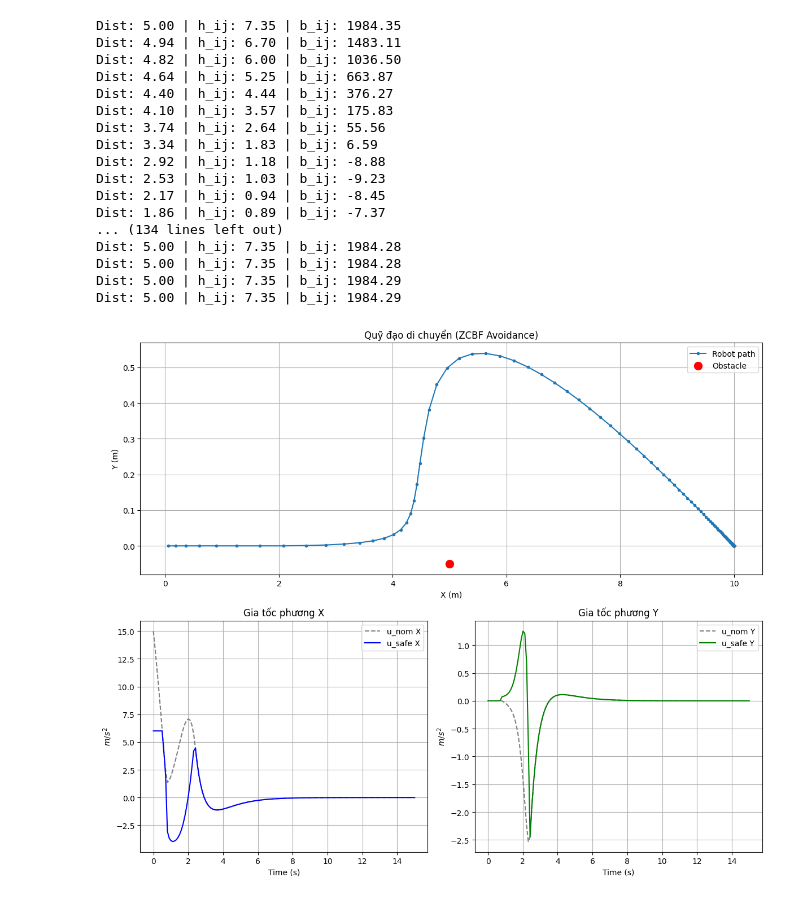
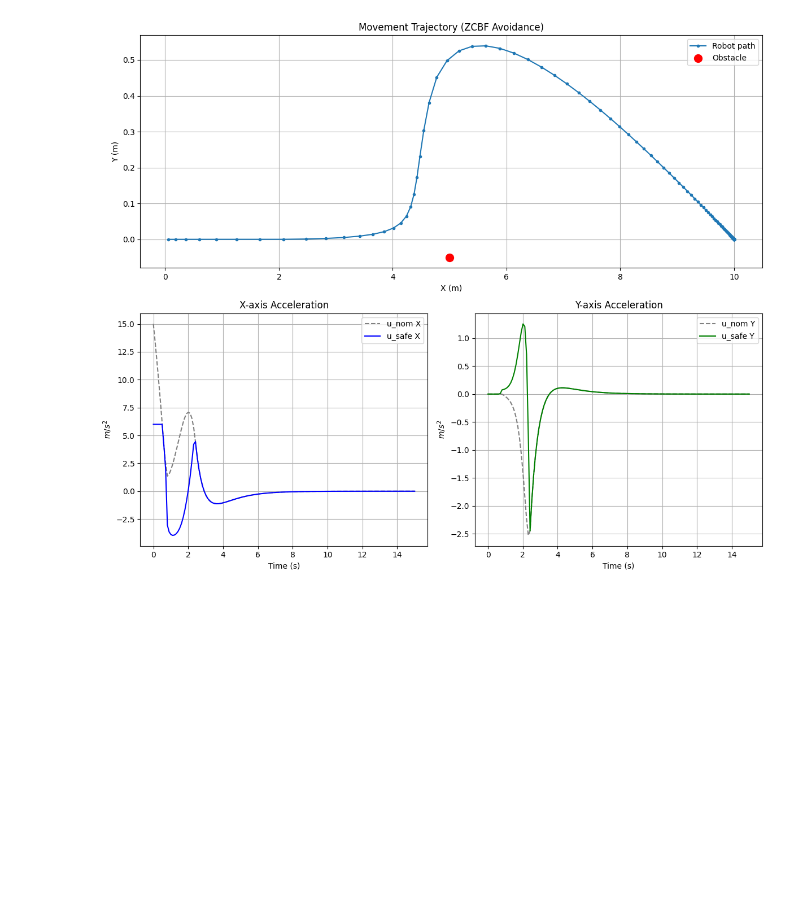
Before and after one commit to hungnguyen-125/Safety_Formation_Control_CBF, a Jupyter notebook: demo/centralized_cbf_validation.ipynb, the cells around one changed output. Cells and saved outputs as stored; diff of their text form; code cells hidden in the pictures; blank space fills up the shorter version.

```diff
--- a/demo/centralized_cbf_validation.ipynb
+++ b/demo/centralized_cbf_validation.ipynb
@@ -3,32 +3,35 @@ import numpy as np
 import matplotlib.pyplot as plt
 from safety_formation.control_law.cbf import CentralizedCBF
 # %%
-# Khởi tạo thông số
+# --- Initialize parameters ---
 dt = 0.1
-T = 15.0 # Tăng thời gian để xem robot vượt qua vật cản
+T = 15.0 # Increased time to allow the robot to bypass the obstacle
 steps = int(T / dt)
-gamma =1 # Tăng gamma một chút để phản ứng mượt hơn
+gamma = 1 # Increased gamma slightly for a smoother avoidance response
 d_min = 0.5
 
+# State: [x, y, vx, vy]
 x_agent = np.array([0.0, 0.0, 0.0, 0.0])
 x_obs = np.array([5.0, -0.05, 0, 0.0])
 x_target = np.array([10.0, 0.0, 0.0, 0.0])
 
-alpha_agent = 6.0
-alpha_obs = 0.0
+alpha_agent = 6.0 # Max acceleration for robot
+alpha_obs = 0.0   # Obstacle is static
 
 history = []
 u_hat_history = []
 u_safe_history = []
 
+# Instantiate the CBF filter
 cbf_filter = CentralizedCBF(gamma=gamma, safety_dis=d_min)
 
 for k in range(steps):
-    # 1. Tính u_nom
-    # Dùng x_agent[0:2] (vị trí hiện tại) thay vì x_init để robot luôn hướng về đích
+    # 1. Compute nominal control (u_nom)
+    # Using x_agent[0:2] (current position) so the robot always faces the goal
+    # This is a PD-like controller to track the target
     u_hat = -1.5 * (x_agent[0:2] - x_target[0:2]) - 2.5 * x_agent[2:4]
 
-    # 2. Mock Data
+    # 2. Mock Data / Wrap objects for the CBF class
     class MockAgent:
         def __init__(self, state, alpha, id):
             self.state = state.reshape(4,1); self.alpha = alpha
@@ -39,78 +42,62 @@ for k in range(steps):
     a2 = MockAgent(x_obs, alpha_obs, 2)
 
     class MockTopo:
-        adj_matrix = np.array([[0, 1], [1, 0]])
+        adj_matrix = np.array([[0, 1], [1, 0]]) # Full connectivity between agent and obstacle
 
-    # 3. Lọc qua CBF
+    # 3. Filter nominal control through CBF
     u_nom_all = np.array([u_hat, [0, 0]])
     u_safe_all = cbf_filter.compute_safe_control([a1, a2], MockTopo(), u_nom_all)
 
+    # Apply safe control for the robot (index 0), or zero if solver fails
     if u_safe_all is not None:
         u_apply = u_safe_all[0]
     else:
         u_apply = np.array([0, 0])
 
-    # Lưu lịch sử điều khiển
+    # Store control history for plotting
     u_hat_history.append(u_hat.copy())
     u_safe_history.append(u_apply.copy())
 
-    # 4. Update Physics
-    x_agent[2:4] += u_apply * dt
-    x_agent[0:2] += x_agent[2:4] * dt
+    # 4. Update Physics (Euler Integration)
+    x_agent[2:4] += u_apply * dt    # Update velocity: v = v + a*dt
+    x_agent[0:2] += x_agent[2:4] * dt # Update position: p = p + v*dt
     history.append(x_agent.copy())
 
-# --- Chuyển dữ liệu sang mảng Numpy ---
+# --- Convert data to Numpy arrays ---
 history = np.array(history)
 u_hat_history = np.array(u_hat_history)
 u_safe_history = np.array(u_safe_history)
 time = np.linspace(0, T, steps)
 
-# --- VẼ ĐỒ THỊ ---
+# --- PLOTTING ---
 fig = plt.figure(figsize=(12, 10))
 
-# 1. Quỹ đạo di chuyển
+# 1. Movement Trajectory
 ax1 = plt.subplot(2, 1, 1)
 ax1.plot(history[:, 0], history[:, 1], '-o', markersize=3, label='Robot path')
 ax1.scatter([5.0], [-0.05], color='red', s=100, label='Obstacle', zorder=5)
-ax1.set_title("Quỹ đạo di chuyển (ZCBF Avoidance)")
+ax1.set_title("Movement Trajectory (ZCBF Avoidance)")
 ax1.set_xlabel("X (m)"); ax1.set_ylabel("Y (m)")
 ax1.legend(); ax1.grid(True)
 
-# 2. Tín hiệu điều khiển u_x
+# 2. Control Signal u_x (Acceleration in X)
 ax2 = plt.subplot(2, 2, 3)
 ax2.plot(time, u_hat_history[:, 0], '--', color='gray', label='u_nom X')
 ax2.plot(time, u_safe_history[:, 0], '-', color='blue', label='u_safe X')
-ax2.set_title("Gia tốc phương X")
+ax2.set_title("X-axis Acceleration")
 ax2.set_xlabel("Time (s)"); ax2.set_ylabel("$m/s^2$")
 ax2.legend(); ax2.grid(True)
 
-# 3. Tín hiệu điều khiển u_y
+# 3. Control Signal u_y (Acceleration in Y)
 ax3 = plt.subplot(2, 2, 4)
 ax3.plot(time, u_hat_history[:, 1], '--', color='gray', label='u_nom Y')
 ax3.plot(time, u_safe_history[:, 1], '-', color='green', label='u_safe Y')
-ax3.set_title("Gia tốc phương Y")
+ax3.set_title("Y-axis Acceleration")
 ax3.set_xlabel("Time (s)"); ax3.set_ylabel("$m/s^2$")
 ax3.legend(); ax3.grid(True)
 
 plt.tight_layout()
 plt.show()
 # %% [output]
-Dist: 5.00 | h_ij: 7.35 | b_ij: 1984.35
-Dist: 4.94 | h_ij: 6.70 | b_ij: 1483.11
-Dist: 4.82 | h_ij: 6.00 | b_ij: 1036.50
-Dist: 4.64 | h_ij: 5.25 | b_ij: 663.87
-Dist: 4.40 | h_ij: 4.44 | b_ij: 376.27
-Dist: 4.10 | h_ij: 3.57 | b_ij: 175.83
-Dist: 3.74 | h_ij: 2.64 | b_ij: 55.56
-Dist: 3.34 | h_ij: 1.83 | b_ij: 6.59
-Dist: 2.92 | h_ij: 1.18 | b_ij: -8.88
-Dist: 2.53 | h_ij: 1.03 | b_ij: -9.23
-Dist: 2.17 | h_ij: 0.94 | b_ij: -8.45
-Dist: 1.86 | h_ij: 0.89 | b_ij: -7.37
-... (134 lines left out)
-Dist: 5.00 | h_ij: 7.35 | b_ij: 1984.28
-Dist: 5.00 | h_ij: 7.35 | b_ij: 1984.28
-Dist: 5.00 | h_ij: 7.35 | b_ij: 1984.29
-Dist: 5.00 | h_ij: 7.35 | b_ij: 1984.29
-[figure, old version]
+[figure, new version]
 # %%
```
Also changed, not shown: parts of 2 cells of this notebook, 3 other files.
